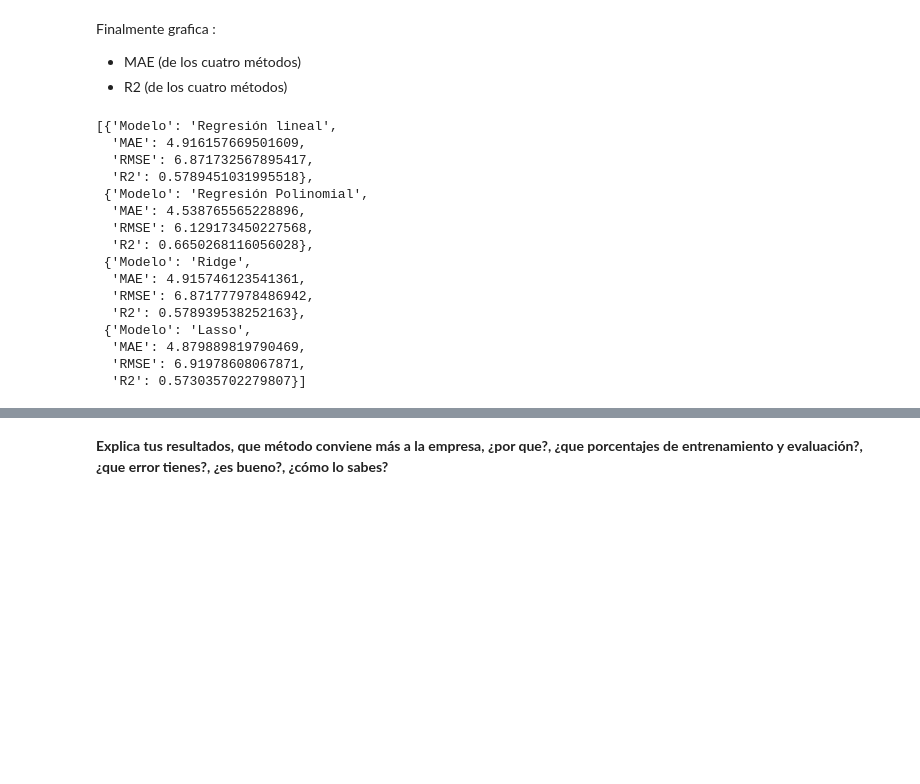
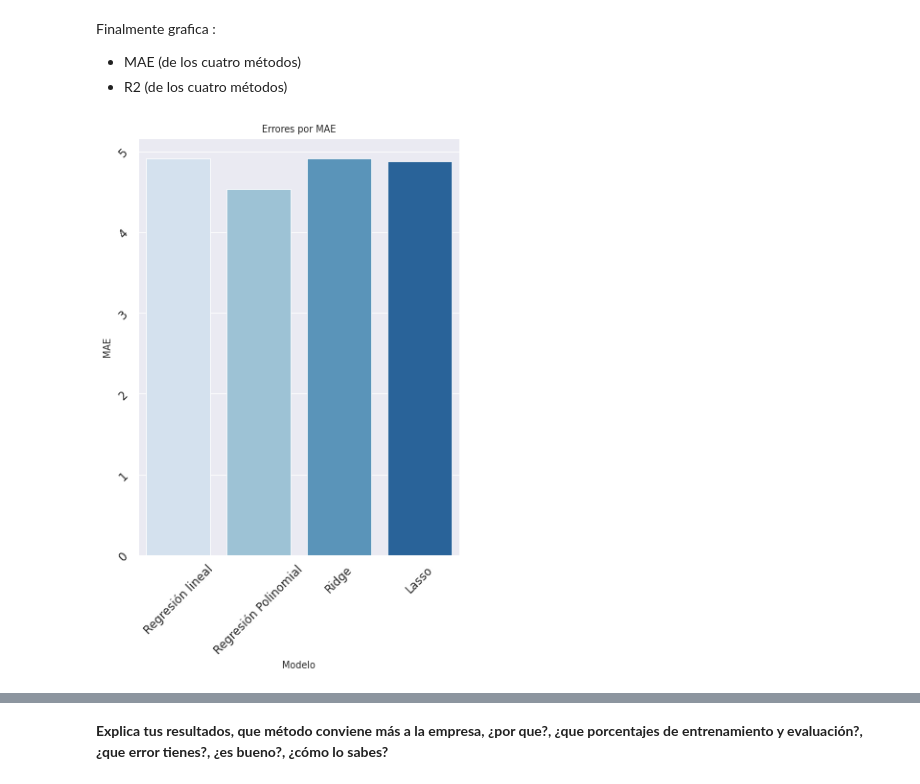
Before and after one commit to PosgradoMNA/actividades-de-aprendizaje-A01793146, a Jupyter notebook: TecMty_Regresion_lineal_polinomial.ipynb, the cells around one changed output, grey strips where cells are left out. Drawn from its saved outputs; the diff is of its cells as text; code cells hidden in the pictures; blank space fills up the shorter version.

```diff
--- a/TecMty_Regresion_lineal_polinomial.ipynb
+++ b/TecMty_Regresion_lineal_polinomial.ipynb
@@ -524,22 +524,20 @@ r2_score 0.573035702279807
 Finalmente grafica :
 - MAE (de los cuatro métodos)
 - R2 (de los cuatro métodos)
-# %%
-modelo_errores
-# %% [output]
-[{'Modelo': 'Regresión lineal',
-  'MAE': 4.916157669501609,
-  'RMSE': 6.871732567895417,
-  'R2': 0.5789451031995518},
- {'Modelo': 'Regresión Polinomial',
-  'MAE': 4.538765565228896,
-  'RMSE': 6.129173450227568,
-  'R2': 0.6650268116056028},
- {'Modelo': 'Ridge',
-  'MAE': 4.915746123541361,
-  'RMSE': 6.871777978486942,
-  'R2': 0.578939538252163},
- {'Modelo': 'Lasso',
-  'MAE': 4.879889819790469,
-  'RMSE': 6.91978608067871,
-  'R2': 0.573035702279807}]
+# %%
+import matplotlib.pyplot as plt
+import seaborn as sns
+
+dfErrores = pd.DataFrame(modelo_errores)
+
+sns.set_context('paper')
+f, ax = plt.subplots(figsize = (6,8))
+
+sns.barplot(data=dfErrores, x='Modelo', y='MAE',  palette = 'Blues', edgecolor = 'w').set(title="Errores por MAE")
+plt.xlabel('Modelo', fontsize=11)
+plt.tick_params(axis='both', which='major', labelsize=12,   rotation=45)
+
+
+plt.show()
+# %% [output]
+[figure, added]
```
Also changed, not shown: parts of 2 cells of this notebook.
